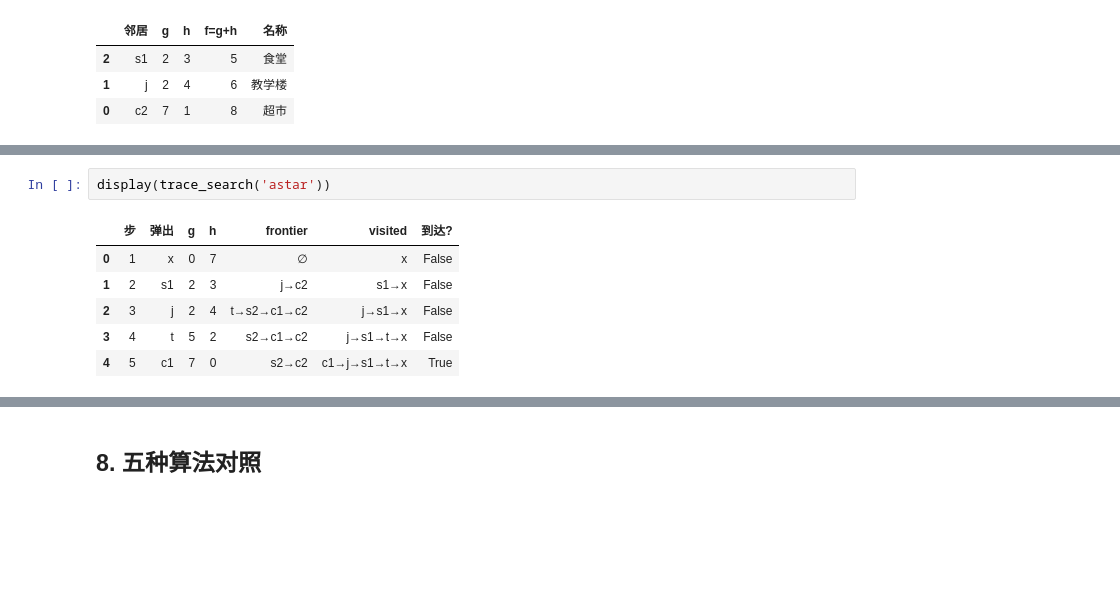
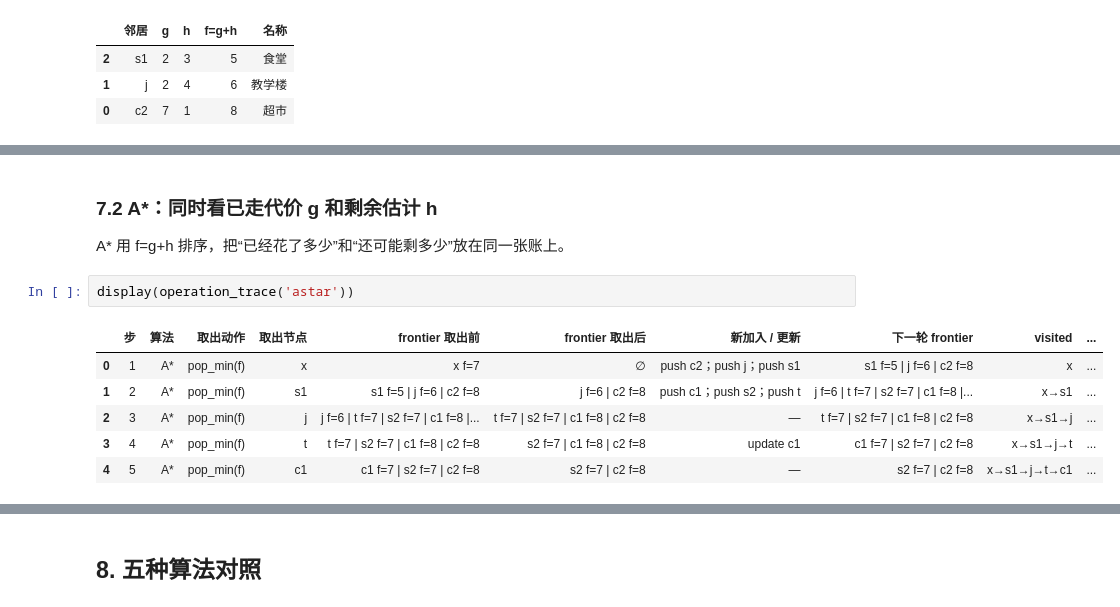
Before and after one commit to zhesun-0209/ai-thinking-labs, a Jupyter notebook: notebooks/ch05_campus_search.ipynb, the cells around one changed output, grey strips where cells are left out. Saved outputs shown, nothing was run; the diff lists cells and outputs as text; blank space fills up the shorter version.

```diff
--- a/notebooks/ch05_campus_search.ipynb
+++ b/notebooks/ch05_campus_search.ipynb
@@ -266,9 +275,13 @@ display(trace_search('greedy'))
+# %% [markdown]
+### 7.2 A*：同时看已走代价 g 和剩余估计 h
+
+A* 用 f=g+h 排序，把“已经花了多少”和“还可能剩多少”放在同一张账上。
 # %%
-display(trace_search('astar'))
+display(operation_trace('astar'))
 # %% [output]
-|  | 步 | 弹出 | g | h | frontier | visited | 到达? |
-| 0 | 1 | x | 0 | 7 | ∅ | x | False |
-| 1 | 2 | s1 | 2 | 3 | j→c2 | s1→x | False |
-| 2 | 3 | j | 2 | 4 | t→s2→c1→c2 | j→s1→x | False |
-| 3 | 4 | t | 5 | 2 | s2→c1→c2 | j→s1→t→x | False |
-| 4 | 5 | c1 | 7 | 0 | s2→c2 | c1→j→s1→t→x | True |
+|  | 步 | 算法 | 取出动作 | 取出节点 | frontier 取出前 | frontier 取出后 | 新加入 / 更新 | 下一轮 frontier | visited | ... |
+| 0 | 1 | A* | pop_min(f) | x | x f=7 | ∅ | push c2；push j；push s1 | s1 f=5 | j f=6 | c2 f=8 | x | ... |
+| 1 | 2 | A* | pop_min(f) | s1 | s1 f=5 | j f=6 | c2 f=8 | j f=6 | c2 f=8 | push c1；push s2；push t | j f=6 | t f=7 | s2 f=7 | c1 f=8 |... | x→s1 | ... |
+| 2 | 3 | A* | pop_min(f) | j | j f=6 | t f=7 | s2 f=7 | c1 f=8 |... | t f=7 | s2 f=7 | c1 f=8 | c2 f=8 | — | t f=7 | s2 f=7 | c1 f=8 | c2 f=8 | x→s1→j | ... |
+| 3 | 4 | A* | pop_min(f) | t | t f=7 | s2 f=7 | c1 f=8 | c2 f=8 | s2 f=7 | c1 f=8 | c2 f=8 | update c1 | c1 f=7 | s2 f=7 | c2 f=8 | x→s1→j→t | ... |
+| 4 | 5 | A* | pop_min(f) | c1 | c1 f=7 | s2 f=7 | c2 f=8 | s2 f=7 | c2 f=8 | — | s2 f=7 | c2 f=8 | x→s1→j→t→c1 | ... |
```
Also changed, not shown: parts of 33 cells of this notebook, 6 other files.
